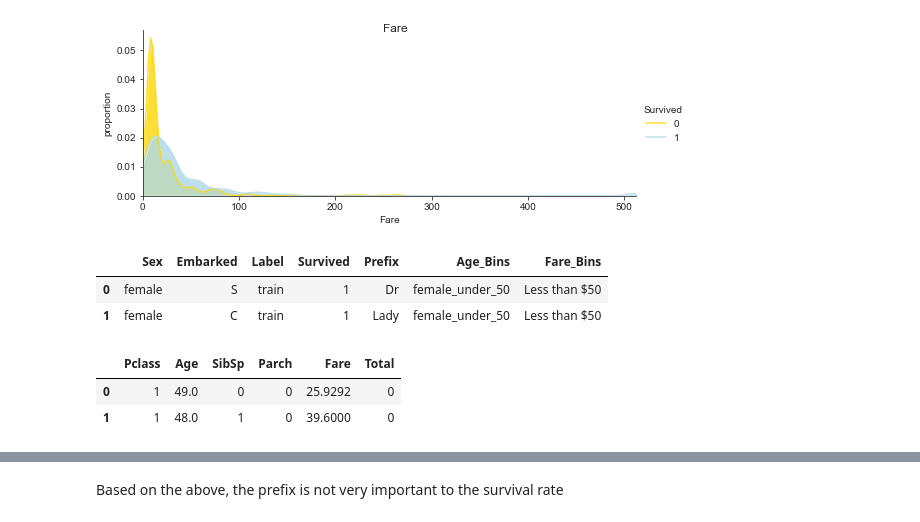
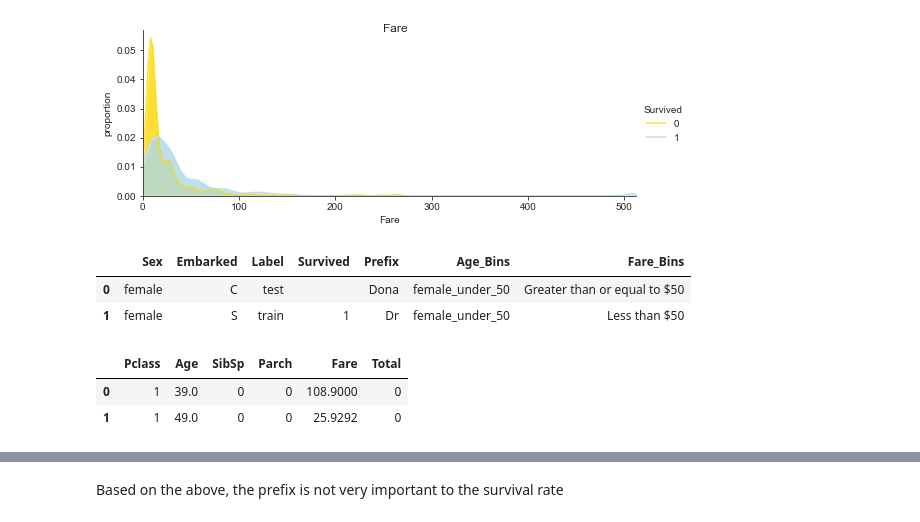
Before and after one commit to mdpurvis/kaggle_competitions, a Jupyter notebook: titanic/notebooks/01 Data Due Diligence v2.ipynb, the cells around one changed output, grey strips where cells are left out. Drawn from its saved outputs; the diff is of its cells as text; code cells hidden in the pictures.

```diff
--- a/titanic/notebooks/01 Data Due Diligence v2.ipynb
+++ b/titanic/notebooks/01 Data Due Diligence v2.ipynb
@@ -259,6 +263,9 @@ df3.select_dtypes('number').head()
 | 2 | 2 | 62.0 | 0 | 0 | 9.6875 | 0 |
 | 3 | 3 | 27.0 | 0 | 0 | 8.6625 | 0 |
 | 4 | 3 | 22.0 | 1 | 1 | 12.2875 | 0 |
+# %%
+df3['fare_factor'] = df3['Sex']+' '+df3['Prefix']+' '+df3['Pclass'].astype(str)
+df3['fare_factor'].replace(to_replace='female Ms 3', value='female Ms 2', inplace=True)
 # %%
 df_age = df3.groupby(by='Age_factor').agg({'Age':'mean'})
 df_age['Age_fill'] = df_age['Age']
@@ -284 +285,5 @@ df4 = df3.join(df_age)
+# %%
+df_fare = df3.groupby(by='Age_factor').agg({'Age':'mean'})
+df_age['Age_fill'] = df_age['Age']
+df_age.drop(columns='Age', inplace=True)
 # %%
@@ -433,13 +404,13 @@ train.loc[(train['Fare']>=var), 'Fare_Bins'] = 'Greater than or equal to $50'
 # %%
-train.select_dtypes('object').head(2)
+df4.select_dtypes('object').head(2)
 # %% [output]
 |  | Sex | Embarked | Label | Survived | Prefix | Age_Bins | Fare_Bins |
-| 0 | female | S | train | 1 | Dr | female_under_50 | Less than $50 |
-| 1 | female | C | train | 1 | Lady | female_under_50 | Less than $50 |
+| 0 | female | C | test |  | Dona | female_under_50 | Greater than or equal to $50 |
+| 1 | female | S | train | 1 | Dr | female_under_50 | Less than $50 |
 # %%
-train.select_dtypes('number').head(2)
+df4.select_dtypes('number').head(2)
 # %% [output]
 |  | Pclass | Age | SibSp | Parch | Fare | Total |
-| 0 | 1 | 49.0 | 0 | 0 | 25.9292 | 0 |
-| 1 | 1 | 48.0 | 1 | 0 | 39.6000 | 0 |
+| 0 | 1 | 39.0 | 0 | 0 | 108.9000 | 0 |
+| 1 | 1 | 49.0 | 0 | 0 | 25.9292 | 0 |
 # %%
```
Also changed, not shown: parts of 21 cells of this notebook, 2 other files.
